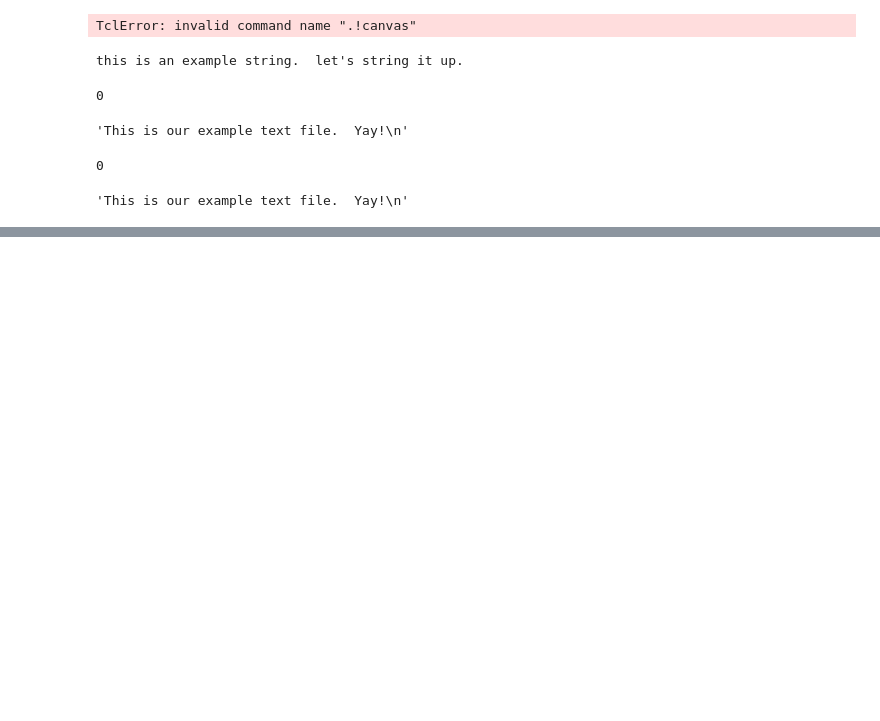
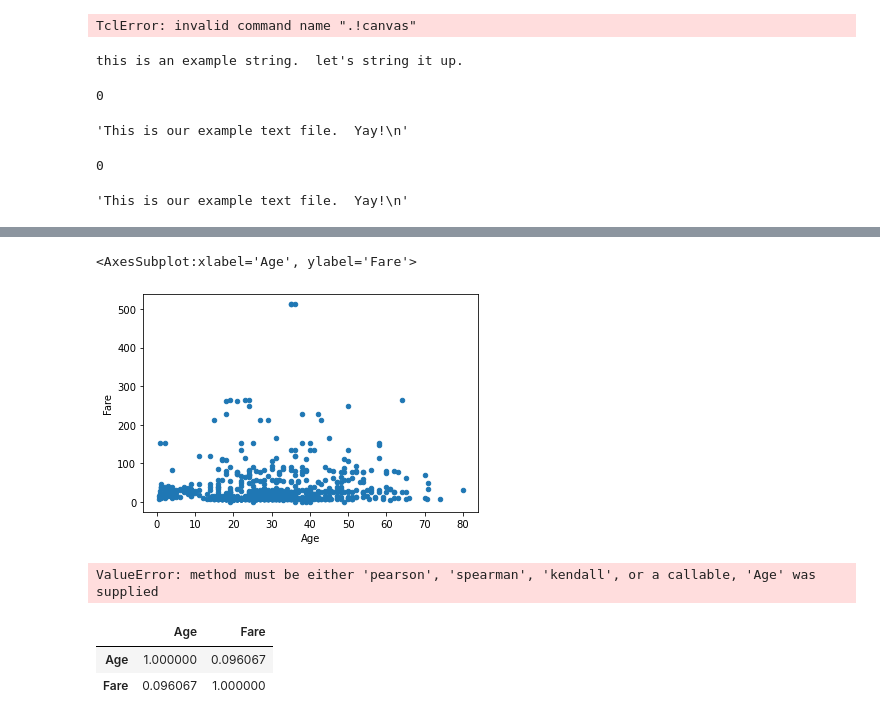
Before and after one commit to millera2/millera2.github.io, a Jupyter notebook: CS-111/CS111-scratch-pad.ipynb, the cells around one changed output, grey strips where cells are left out. Drawn from its saved outputs; the diff is of its cells as text; code cells hidden in the pictures; blank space fills up the shorter version.

```diff
--- a/CS-111/CS111-scratch-pad.ipynb
+++ b/CS-111/CS111-scratch-pad.ipynb
@@ -1531,0 +1560,15 @@ myFile.readline()
+# %%
+titanic[["Age", "Fare"]].plot.scatter("Age", "Fare")
+# %% [output]
+<AxesSubplot:xlabel='Age', ylabel='Fare'>
+[figure, added]
+# %%
+titanic.corr("Age", "Fare")
+# %% [output]
+ValueError: method must be either 'pearson', 'spearman', 'kendall', or a callable, 'Age' was supplied
+# %%
+titanic[["Age", "Fare"]].corr(method="pearson")
+# %% [output]
+|  | Age | Fare |
+| Age | 1.000000 | 0.096067 |
+| Fare | 0.096067 | 1.000000 |
```
Also changed, not shown: parts of 12 cells of this notebook, 8 other files.
